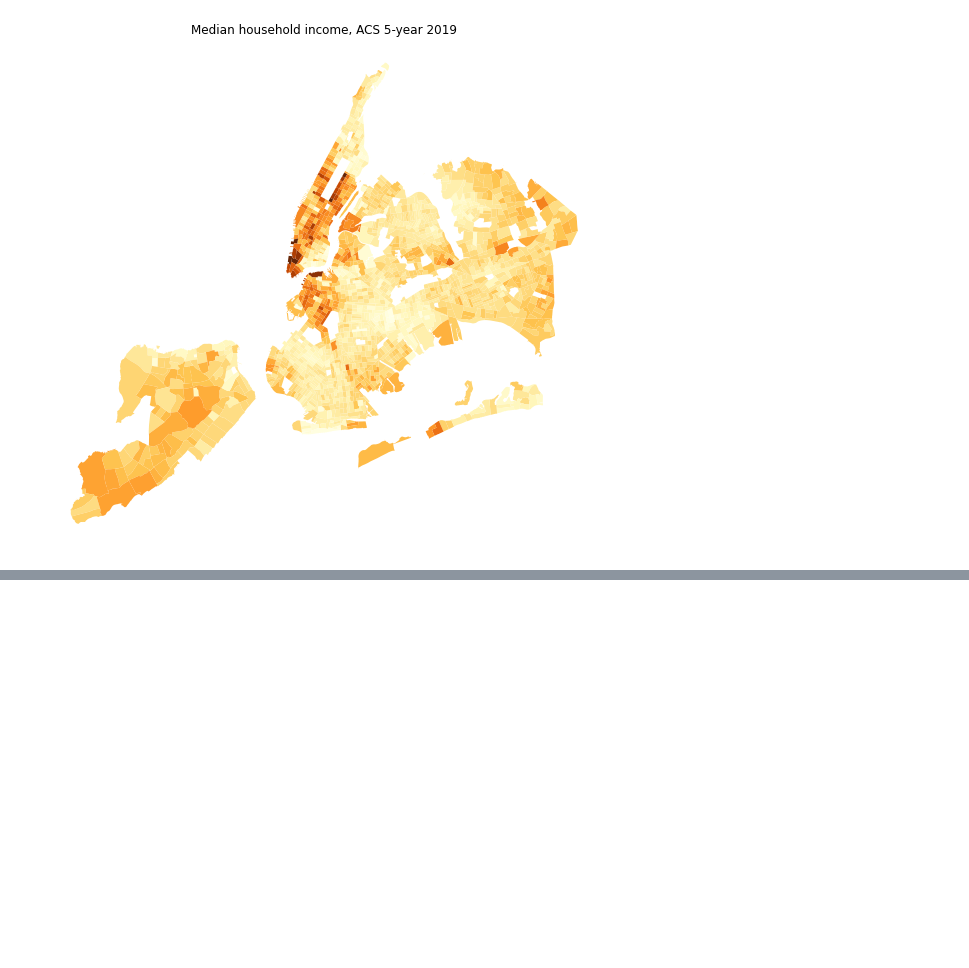
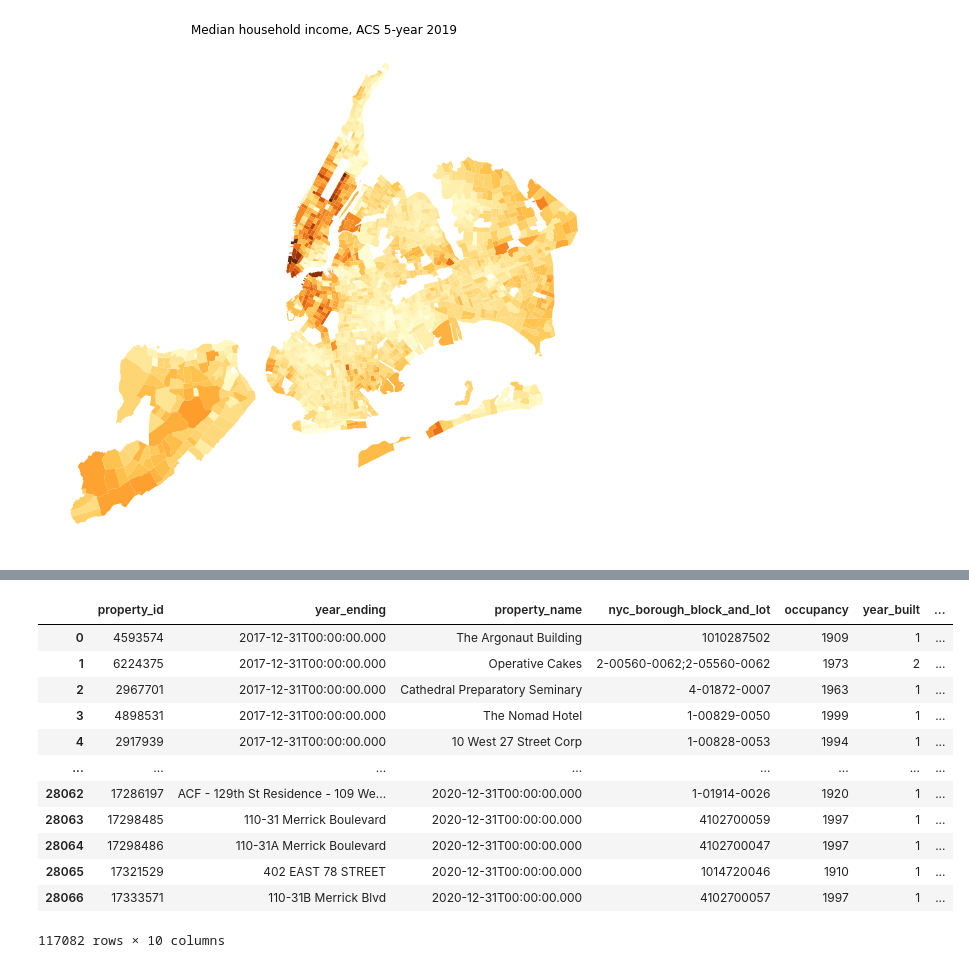
Before and after one commit to jennahgosciak/nyc_fire_risk, a Jupyter notebook: 00_data_processing.ipynb, the cells around one changed output, grey strips where cells are left out. Saved outputs shown, nothing was run; the diff lists cells and outputs as text; code cells hidden in the pictures; blank space fills up the shorter version.

Commit message:
feat: add percent water usage

```diff
--- a/00_data_processing.ipynb
+++ b/00_data_processing.ipynb
@@ -265,0 +278,29 @@ ax.axis('off')
+# %%
+url_2020= "https://data.cityofnewyork.us/resource/usc3-8zwd.csv?$limit=100000"
+url_2019= "https://data.cityofnewyork.us/resource/wcm8-aq5w.csv?$limit=100000"
+url_2018= "https://data.cityofnewyork.us/resource/4tys-3tzj.csv?$limit=100000"
+url_2017= "https://data.cityofnewyork.us/resource/4t62-jm4m.csv?$limit=100000"
+
+urls= [url_2017, url_2018, url_2019, url_2020]
+cols= [["property_id", "year_ending",\
+                                      "property_name", "nyc_borough_block_and_lot",\
+                                      "occupancy", "year_built", "number_of_buildings",\
+                                       "water_use_all_water_sources", "multifamily_housing_number",\
+                                        "multifamily_housing_total"],\
+      ["property_id", "year_ending",\
+                                      "property_name", "nyc_borough_block_and_lot",\
+                                      "occupancy", "year_built", "number_of_buildings",\
+                                       "water_use_all_water_sources", "multifamily_housing_number",\
+                                        "multifamily_housing_total"],\
+      ["property_id", "year_ending",\
+                                      "property_name", "nyc_borough_block_and_lot",\
+                                      "occupancy", "year_built", "number_of_buildings",\
+                                       "water_use_all_water_sources", "multifamily_housing_number",\
+                                        "multifamily_housing_total"],\
+      ["property_id", "year_ending",\
+                                      "property_name", "nyc_borough_block_and_lot_bbl",\
+                                      "occupancy", "year_built", "number_of_buildings",\
+                                       "water_use_all_water_sources_kgal", "multifamily_housing_number_of_bedrooms",\
+                                        "multifamily_housing_total_number_of_residential_living_units"]]
+dfs= [pd.read_csv(urls[i], usecols = cols[i]) for i in range(0, 4)]
+dfs
@@ -265,0 +325,22 @@ ax.axis('off')
+# %%
+dfs[0].columns = cols[0]
+dfs[1].columns = cols[0]
+dfs[2].columns = cols[0]
+dfs[3].columns = cols[0]
+
+df_ew= pd.concat(dfs, axis = 0)
+df_ew
+# %% [output]
+|  | property_id | year_ending | property_name | nyc_borough_block_and_lot | occupancy | year_built | ... |
+| 0 | 4593574 | 2017-12-31T00:00:00.000 | The Argonaut Building | 1010287502 | 1909 | 1 | ... |
+| 1 | 6224375 | 2017-12-31T00:00:00.000 | Operative Cakes | 2-00560-0062;2-05560-0062 | 1973 | 2 | ... |
+| 2 | 2967701 | 2017-12-31T00:00:00.000 | Cathedral Preparatory Seminary | 4-01872-0007 | 1963 | 1 | ... |
+| 3 | 4898531 | 2017-12-31T00:00:00.000 | The Nomad Hotel | 1-00829-0050 | 1999 | 1 | ... |
+| 4 | 2917939 | 2017-12-31T00:00:00.000 | 10 West 27 Street Corp | 1-00828-0053 | 1994 | 1 | ... |
+| ... | ... | ... | ... | ... | ... | ... | ... |
+| 28062 | 17286197 | ACF - 129th St Residence - 109 We... | 2020-12-31T00:00:00.000 | 1-01914-0026 | 1920 | 1 | ... |
+| 28063 | 17298485 | 110-31 Merrick Boulevard | 2020-12-31T00:00:00.000 | 4102700059 | 1997 | 1 | ... |
+| 28064 | 17298486 | 110-31A Merrick Boulevard | 2020-12-31T00:00:00.000 | 4102700047 | 1997 | 1 | ... |
+| 28065 | 17321529 | 402 EAST 78 STREET | 2020-12-31T00:00:00.000 | 1014720046 | 1910 | 1 | ... |
+| 28066 | 17333571 | 110-31B Merrick Blvd | 2020-12-31T00:00:00.000 | 4102700057 | 1997 | 1 | ... |
+117082 rows × 10 columns
```
Also changed, not shown: parts of 22 cells of this notebook, 1 other file.
